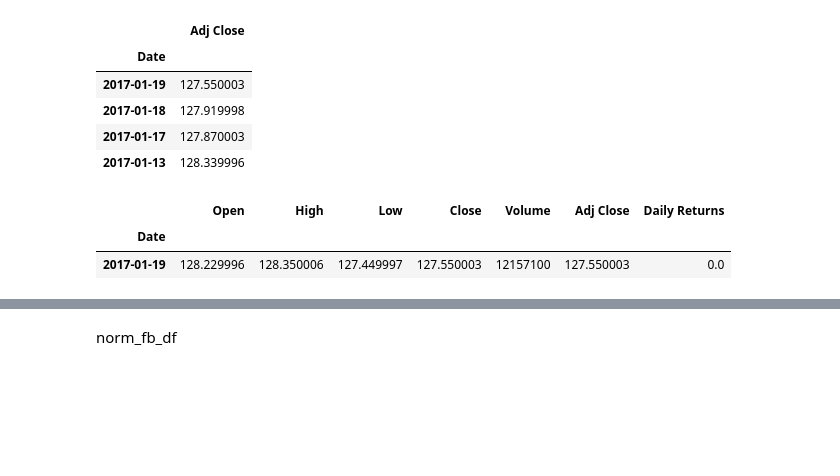
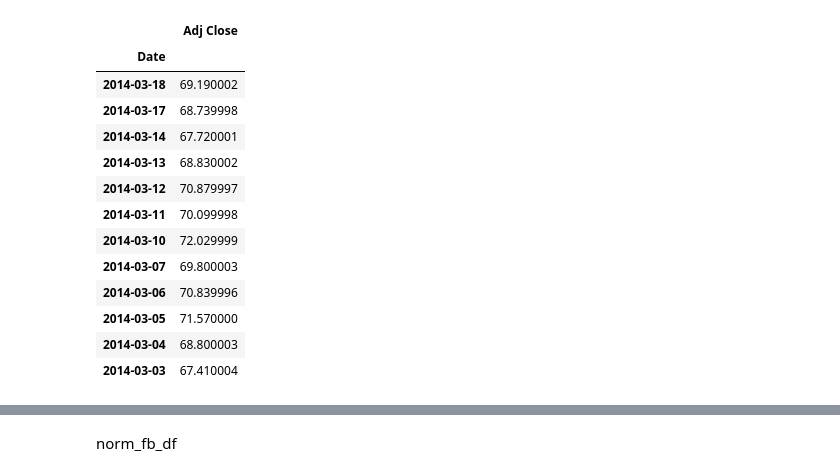
Before and after one commit to rosslyn-sergio/trading, a Jupyter notebook: Untitled.ipynb, the cells around one changed output, grey strips where cells are left out. Cells and saved outputs as stored; diff of their text form; code cells hidden in the pictures; blank space fills up the shorter version.

```diff
--- a/Untitled.ipynb
+++ b/Untitled.ipynb
@@ -8,21 +9,22 @@ ValueError: could not convert string to float: '2014-01-21'
 fb_df = pd.read_csv("data/fb.csv")
 # %%
 fb_df = pd.read_csv("data/fb.csv", index_col="Date", parse_dates=True, na_values=['nan'])
-# %%
-fb_df.loc['2017-01-19':'2017-01-13',["Adj Close"]]
-# %% [output]
-|  | Adj Close |
-| Date |  |
-| 2017-01-19 | 127.550003 |
-| 2017-01-18 | 127.919998 |
-| 2017-01-17 | 127.870003 |
-| 2017-01-13 | 128.339996 |
+# %%
+fb_df.loc['2014-03-18':'2014-03-03',["Adj Close"]]
+# %% [output]
+|  | Adj Close |
+| Date |  |
+| 2014-03-18 | 69.190002 |
+| 2014-03-17 | 68.739998 |
+| 2014-03-14 | 67.720001 |
+| 2014-03-13 | 68.830002 |
+| 2014-03-12 | 70.879997 |
+| 2014-03-11 | 70.099998 |
+| 2014-03-10 | 72.029999 |
+| 2014-03-07 | 69.800003 |
+| 2014-03-06 | 70.839996 |
+| 2014-03-05 | 71.570000 |
+| 2014-03-04 | 68.800003 |
+| 2014-03-03 | 67.410004 |
 # %%
 fb_df["Daily Returns"] = (fb_df["Adj Close"] / fb_df["Adj Close"].shift(1)) - 1
-# %%
-fb_df.at['2017-01-19',["Daily Returns"]] = 0
-fb_df.head(1)
-# %% [output]
-|  | Open | High | Low | Close | Volume | Adj Close | Daily Returns |
-| Date |  |  |  |  |  |  |  |
-| 2017-01-19 | 128.229996 | 128.350006 | 127.449997 | 127.550003 | 12157100 | 127.550003 | 0.0 |
```
Also changed, not shown: parts of 13 cells of this notebook, 2 other files.
